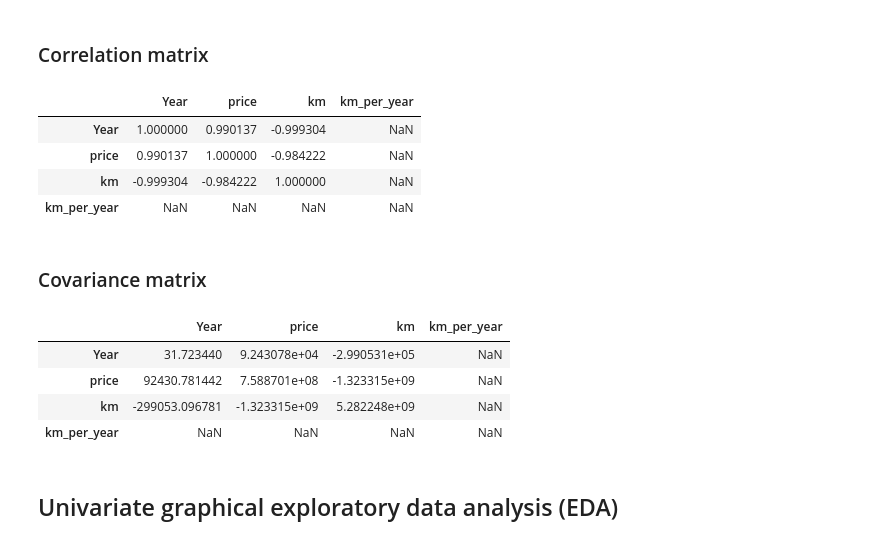
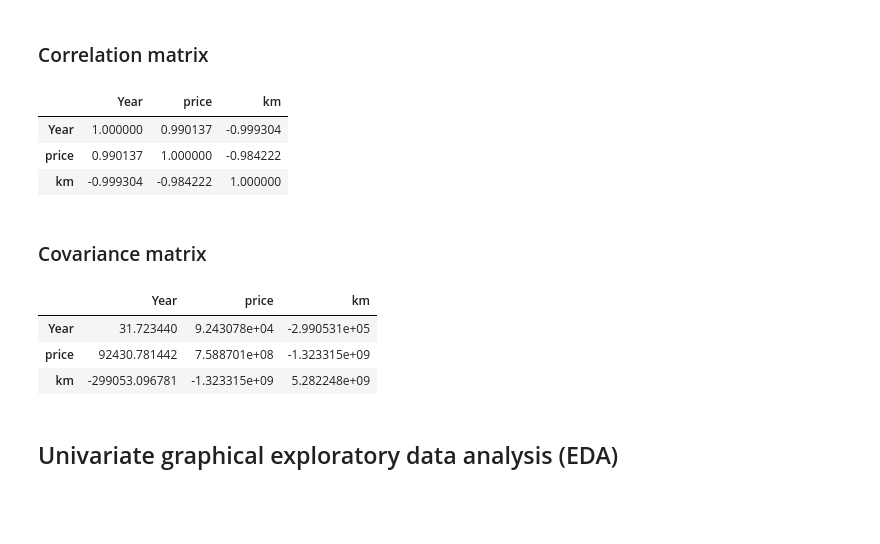
Before and after one commit to seslaste/DA_Project, a Jupyter notebook: Project/Minimum/4/exploratory_data_analysis_apartment_data.ipynb, the cells around one changed output. Saved outputs shown, nothing was run; the diff lists cells and outputs as text; code cells hidden in the pictures; blank space fills up the shorter version.

```diff
--- a/Project/Minimum/4/exploratory_data_analysis_apartment_data.ipynb
+++ b/Project/Minimum/4/exploratory_data_analysis_apartment_data.ipynb
@@ -245,25 +245,23 @@ pd.pivot_table(df[['Year','price','km','km_per_year']],
 # %% [markdown]
 ### Correlation matrix
 # %%
-corr = df[['Year','price','km','km_per_year']].cov().corr()
+corr = df[['Year','price','km']].cov().corr()
 corr
 # %% [output]
-|  | Year | price | km | km_per_year |
-| Year | 1.000000 | 0.990137 | -0.999304 | NaN |
-| price | 0.990137 | 1.000000 | -0.984222 | NaN |
-| km | -0.999304 | -0.984222 | 1.000000 | NaN |
-| km_per_year | NaN | NaN | NaN | NaN |
+|  | Year | price | km |
+| Year | 1.000000 | 0.990137 | -0.999304 |
+| price | 0.990137 | 1.000000 | -0.984222 |
+| km | -0.999304 | -0.984222 | 1.000000 |
 # %% [markdown]
 ### Covariance matrix
 # %%
-cov = df[['Year','price','km','km_per_year']].cov()
+cov = df[['Year','price','km']].cov()
 cov
 # %% [output]
-|  | Year | price | km | km_per_year |
-| Year | 31.723440 | 9.243078e+04 | -2.990531e+05 | NaN |
-| price | 92430.781442 | 7.588701e+08 | -1.323315e+09 | NaN |
-| km | -299053.096781 | -1.323315e+09 | 5.282248e+09 | NaN |
-| km_per_year | NaN | NaN | NaN | NaN |
+|  | Year | price | km |
+| Year | 31.723440 | 9.243078e+04 | -2.990531e+05 |
+| price | 92430.781442 | 7.588701e+08 | -1.323315e+09 |
+| km | -299053.096781 | -1.323315e+09 | 5.282248e+09 |
 # %% [markdown]
 ## Univariate graphical exploratory data analysis (EDA)
 # %% [markdown]
```
Also changed, not shown: parts of 1 cell of this notebook, 4 other files.
